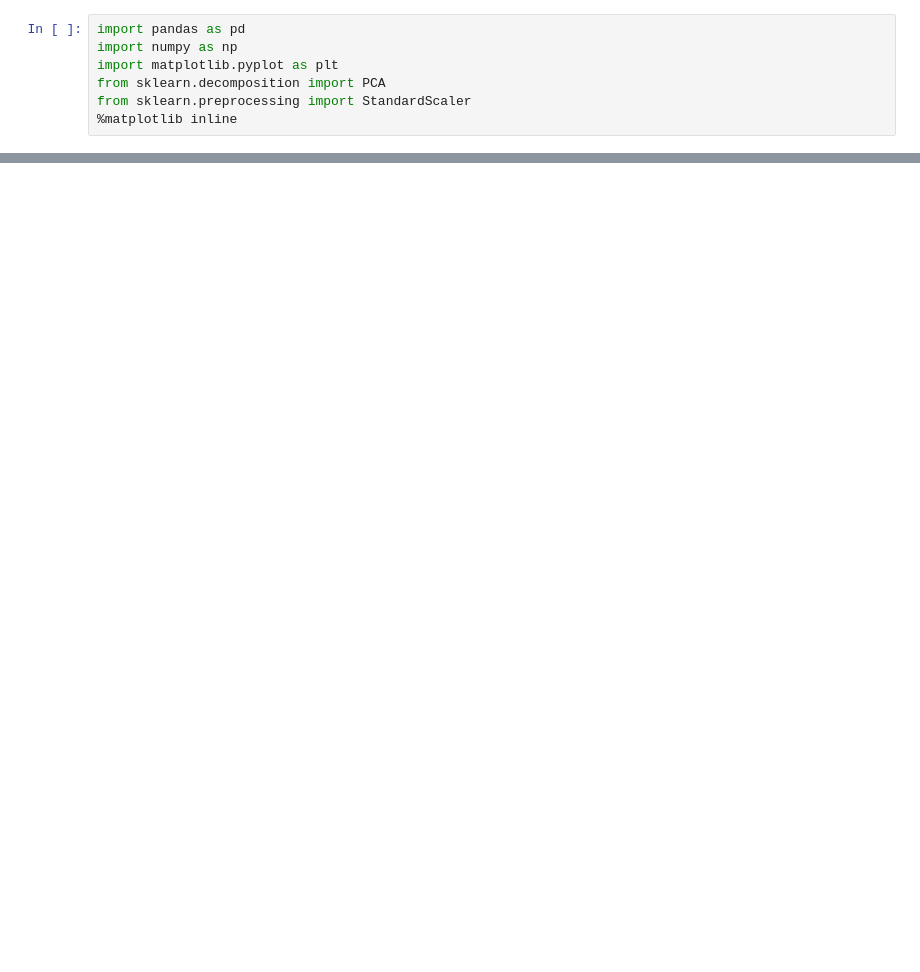
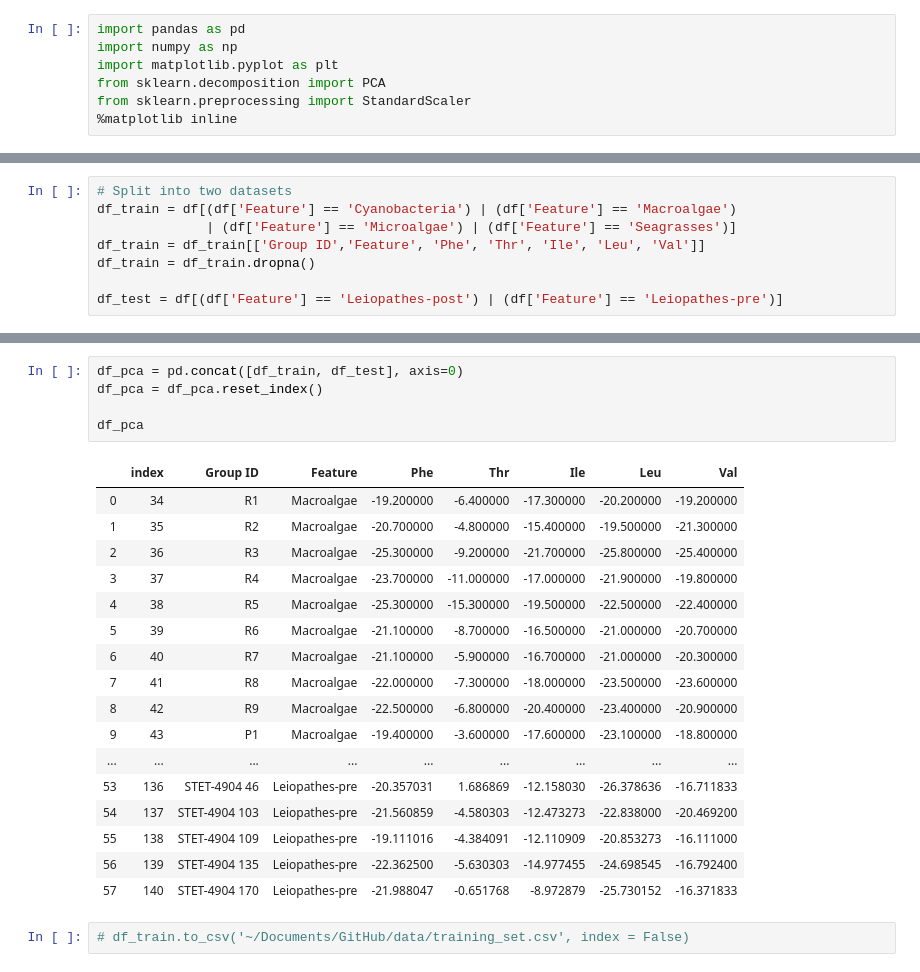
Before and after one commit to johntamu/seus-python, a Jupyter notebook: Isotopic fingerprinting-d13C.ipynb, the cells around one changed output, grey strips where cells are left out. Saved outputs shown, nothing was run; the diff lists cells and outputs as text; blank space fills up the shorter version.

```diff
--- a/Isotopic fingerprinting-d13C.ipynb
+++ b/Isotopic fingerprinting-d13C.ipynb
@@ -44,0 +45,8 @@ df
+# %%
+# Split into two datasets
+df_train = df[(df['Feature'] == 'Cyanobacteria') | (df['Feature'] == 'Macroalgae')
+              | (df['Feature'] == 'Microalgae') | (df['Feature'] == 'Seagrasses')]
+df_train = df_train[['Group ID','Feature', 'Phe', 'Thr', 'Ile', 'Leu', 'Val']]
+df_train = df_train.dropna()
+
+df_test = df[(df['Feature'] == 'Leiopathes-post') | (df['Feature'] == 'Leiopathes-pre')]
@@ -44,0 +87,25 @@ df
+# %%
+df_pca = pd.concat([df_train, df_test], axis=0)
+df_pca = df_pca.reset_index()
+
+df_pca
+# %% [output]
+|  | index | Group ID | Feature | Phe | Thr | Ile | Leu | Val |
+| 0 | 34 | R1 | Macroalgae | -19.200000 | -6.400000 | -17.300000 | -20.200000 | -19.200000 |
+| 1 | 35 | R2 | Macroalgae | -20.700000 | -4.800000 | -15.400000 | -19.500000 | -21.300000 |
+| 2 | 36 | R3 | Macroalgae | -25.300000 | -9.200000 | -21.700000 | -25.800000 | -25.400000 |
+| 3 | 37 | R4 | Macroalgae | -23.700000 | -11.000000 | -17.000000 | -21.900000 | -19.800000 |
+| 4 | 38 | R5 | Macroalgae | -25.300000 | -15.300000 | -19.500000 | -22.500000 | -22.400000 |
+| 5 | 39 | R6 | Macroalgae | -21.100000 | -8.700000 | -16.500000 | -21.000000 | -20.700000 |
+| 6 | 40 | R7 | Macroalgae | -21.100000 | -5.900000 | -16.700000 | -21.000000 | -20.300000 |
+| 7 | 41 | R8 | Macroalgae | -22.000000 | -7.300000 | -18.000000 | -23.500000 | -23.600000 |
+| 8 | 42 | R9 | Macroalgae | -22.500000 | -6.800000 | -20.400000 | -23.400000 | -20.900000 |
+| 9 | 43 | P1 | Macroalgae | -19.400000 | -3.600000 | -17.600000 | -23.100000 | -18.800000 |
+| ... | ... | ... | ... | ... | ... | ... | ... | ... |
+| 53 | 136 | STET-4904 46 | Leiopathes-pre | -20.357031 | 1.686869 | -12.158030 | -26.378636 | -16.711833 |
+| 54 | 137 | STET-4904 103 | Leiopathes-pre | -21.560859 | -4.580303 | -12.473273 | -22.838000 | -20.469200 |
+| 55 | 138 | STET-4904 109 | Leiopathes-pre | -19.111016 | -4.384091 | -12.110909 | -20.853273 | -16.111000 |
+| 56 | 139 | STET-4904 135 | Leiopathes-pre | -22.362500 | -5.630303 | -14.977455 | -24.698545 | -16.792400 |
+| 57 | 140 | STET-4904 170 | Leiopathes-pre | -21.988047 | -0.651768 | -8.972879 | -25.730152 | -16.371833 |
+# %%
+# df_train.to_csv('~/Documents/GitHub/data/training_set.csv', index = False)
```
Also changed, not shown: parts of 9 cells of this notebook, 1 other file.
